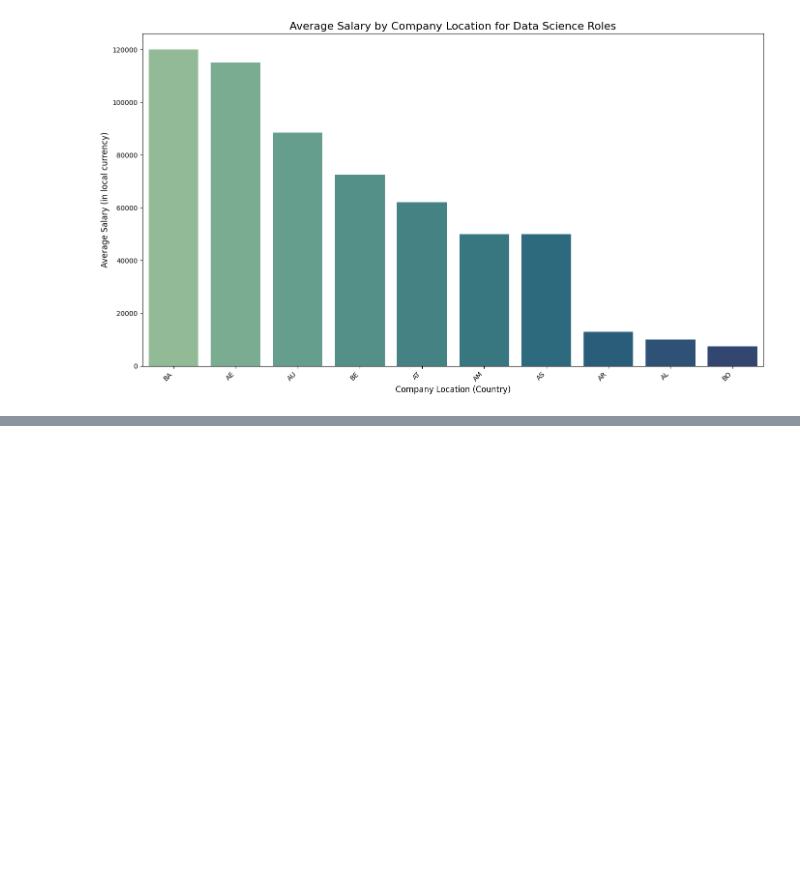
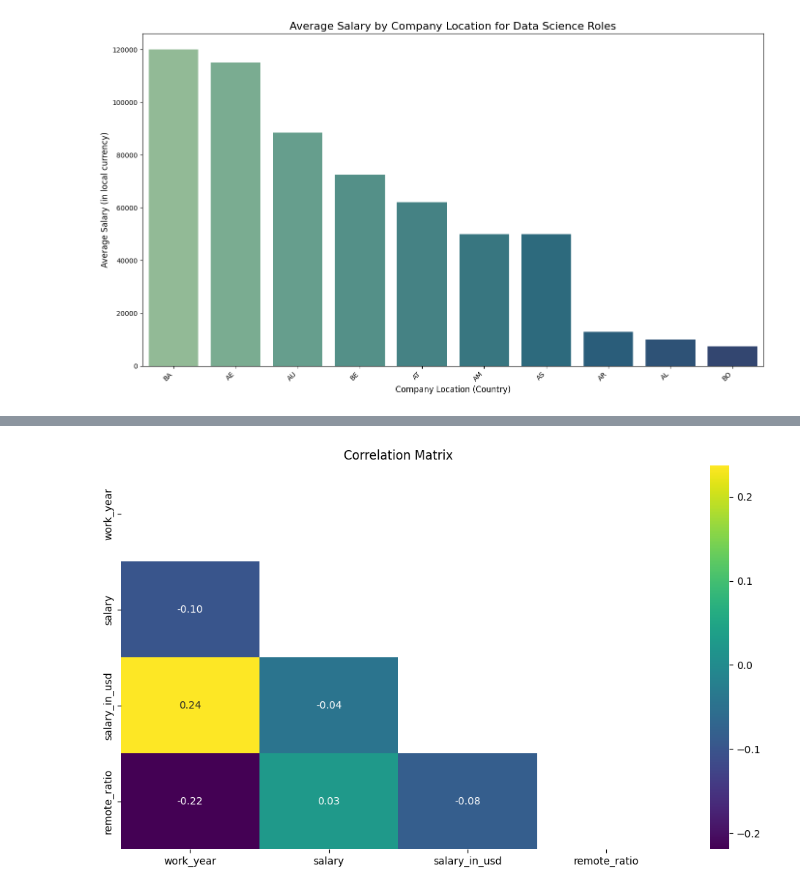
Before and after one commit to ahmedhassan456/data_science_salaries_in_2023, a Jupyter notebook: data_science_salaries.ipynb, the cells around one changed output, grey strips where cells are left out. Cells and saved outputs as stored; diff of their text form; code cells hidden in the pictures; blank space fills up the shorter version.

```diff
--- a/data_science_salaries.ipynb
+++ b/data_science_salaries.ipynb
@@ -303,0 +343,11 @@ plt.show()
+# %%
+corr = df.select_dtypes(include="number").corr()
+mask_ut = np.triu(np.ones(corr.shape)).astype(np.bool_)
+
+plt.figure(figsize=(10,6))
+sns.heatmap(corr, annot=True, fmt=".2f", cmap="viridis", mask=mask_ut)
+plt.title("Correlation Matrix")
+plt.tight_layout()
+plt.show()
+# %% [output]
+[figure, added]
```
Also changed, not shown: parts of 7 cells of this notebook.
